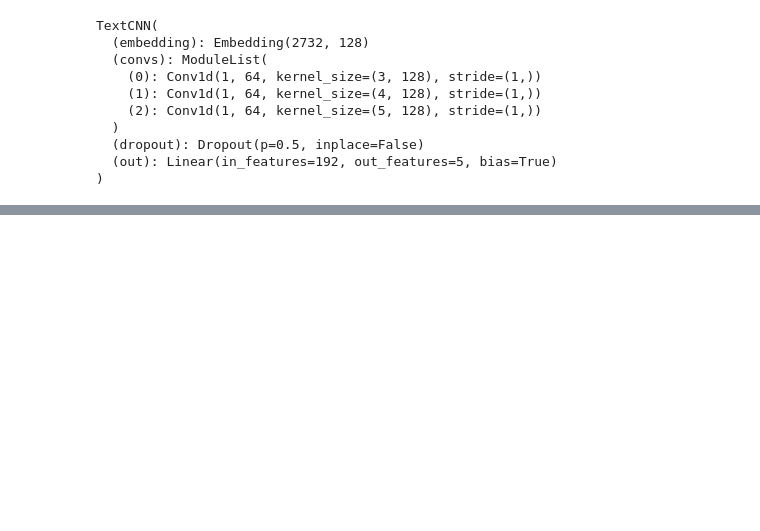
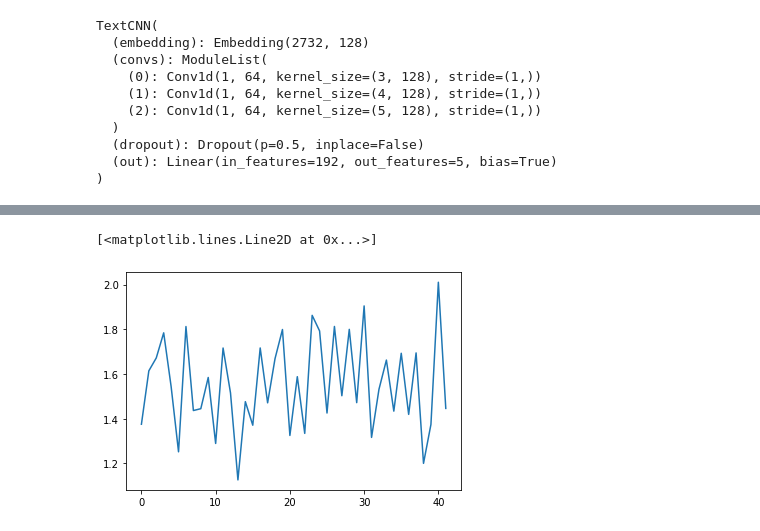
Before and after one commit to KoMurase/movie_research_2, a Jupyter notebook: research_ReadyPlayer1.ipynb, the cells around one changed output, grey strips where cells are left out. Drawn from its saved outputs; the diff is of its cells as text; code cells hidden in the pictures; blank space fills up the shorter version.

```diff
--- a/research_ReadyPlayer1.ipynb
+++ b/research_ReadyPlayer1.ipynb
@@ -652,0 +660,5 @@ TextCNN(
+# %%
+plt.plot(valid_losses)
+# %% [output]
+[<matplotlib.lines.Line2D at 0x...>]
+[figure, added]
```
Also changed, not shown: parts of 2 cells of this notebook.
